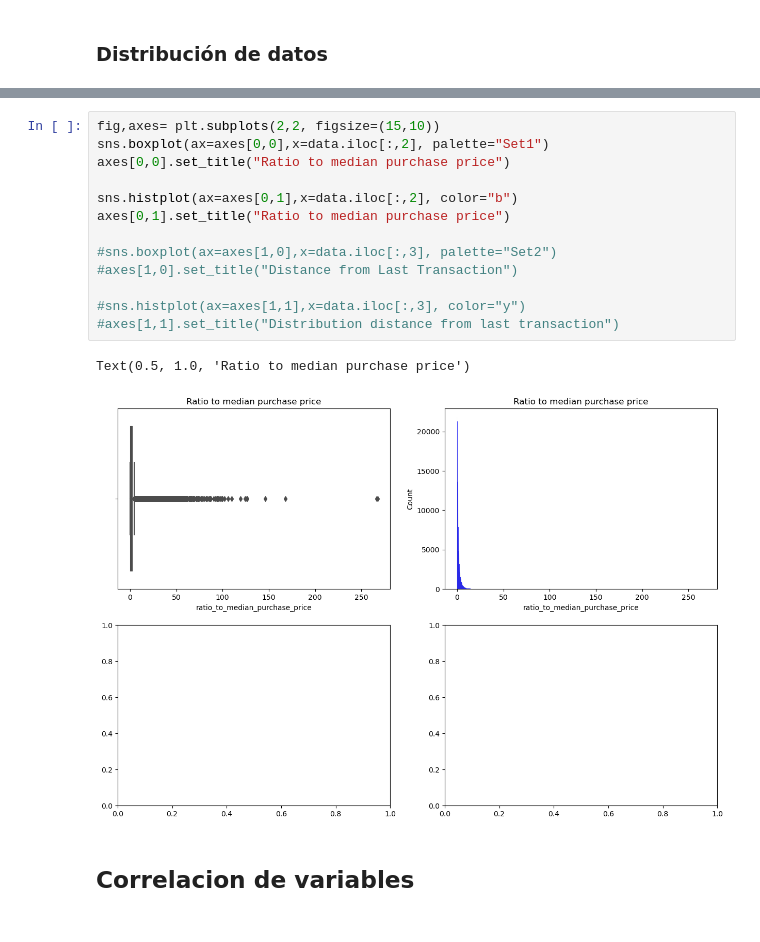
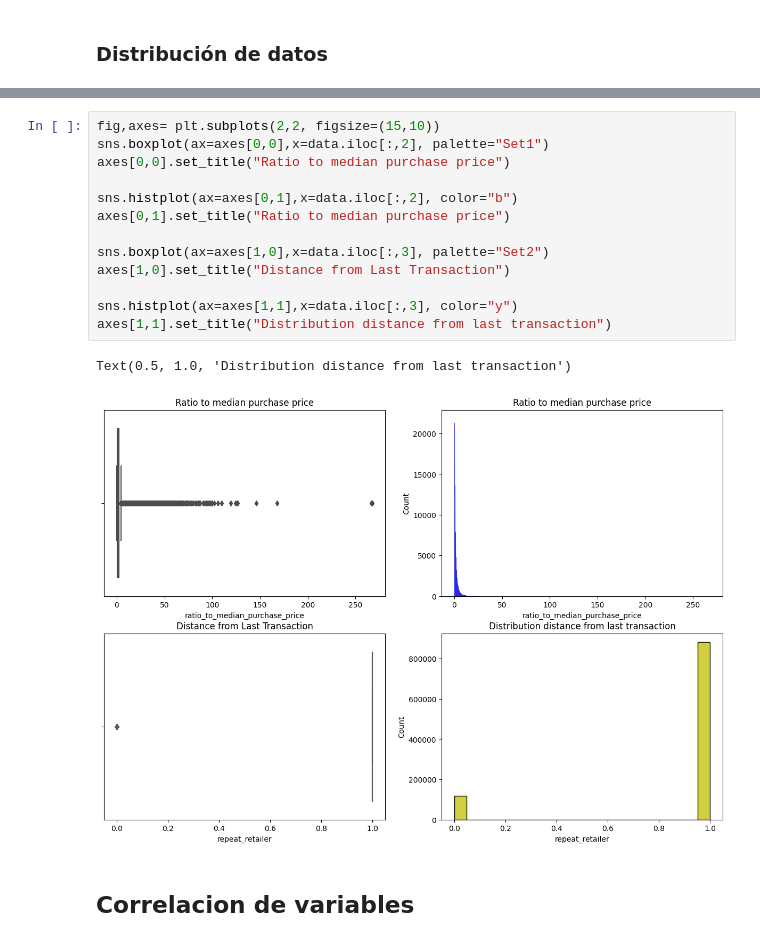
Before and after one commit to gon21077/proyectofinalDM-ML, a Jupyter notebook: modelo.ipynb, the cells around one changed output, grey strips where cells are left out. Drawn from its saved outputs; the diff is of its cells as text.

```diff
--- a/modelo.ipynb
+++ b/modelo.ipynb
@@ -74,19 +80,19 @@ Text(0.5, 1.0, 'Distribution distance from last transaction')
 # %%
 fig,axes= plt.subplots(2,2, figsize=(15,10))
 sns.boxplot(ax=axes[0,0],x=data.iloc[:,2], palette="Set1")
 axes[0,0].set_title("Ratio to median purchase price")
 
 sns.histplot(ax=axes[0,1],x=data.iloc[:,2], color="b")
 axes[0,1].set_title("Ratio to median purchase price")
 
-#sns.boxplot(ax=axes[1,0],x=data.iloc[:,3], palette="Set2")
-#axes[1,0].set_title("Distance from Last Transaction")
+sns.boxplot(ax=axes[1,0],x=data.iloc[:,3], palette="Set2")
+axes[1,0].set_title("Distance from Last Transaction")
 
-#sns.histplot(ax=axes[1,1],x=data.iloc[:,3], color="y")
-#axes[1,1].set_title("Distribution distance from last transaction")
+sns.histplot(ax=axes[1,1],x=data.iloc[:,3], color="y")
+axes[1,1].set_title("Distribution distance from last transaction")
 # %% [output]
-Text(0.5, 1.0, 'Ratio to median purchase price')
+Text(0.5, 1.0, 'Distribution distance from last transaction')
-[figure, old version]
+[figure, new version]
 # %% [markdown]
 ## Correlacion de variables
 # %%
```
Also changed, not shown: parts of 71 cells of this notebook.
